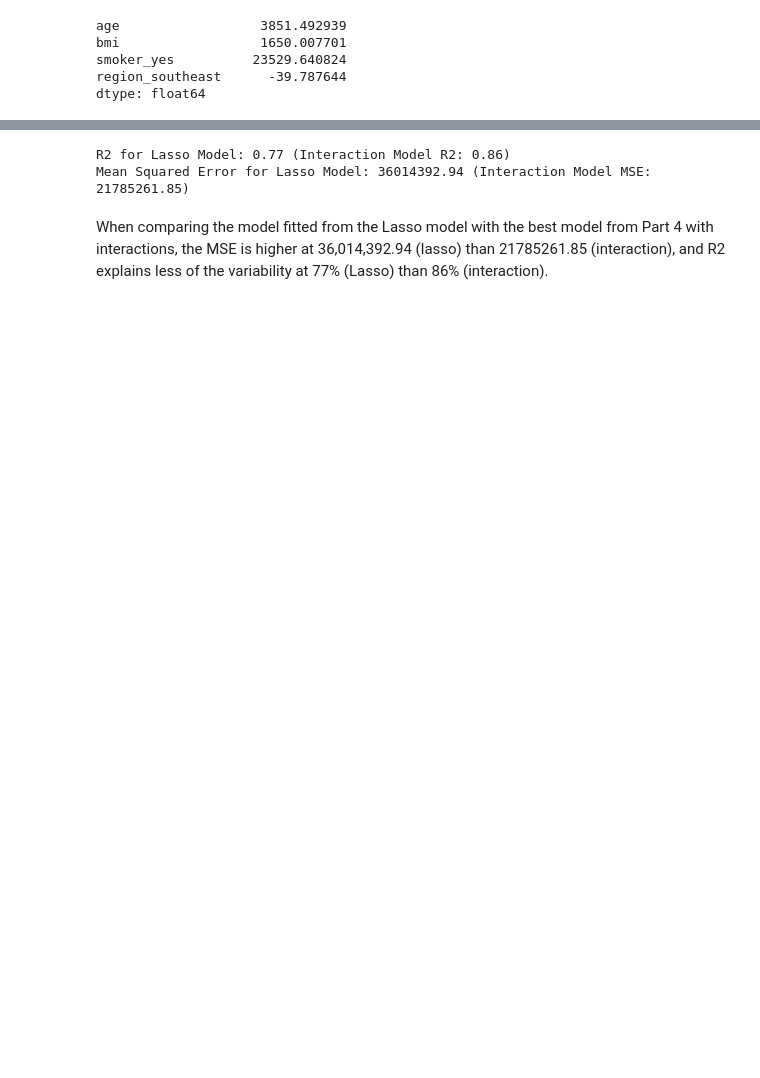
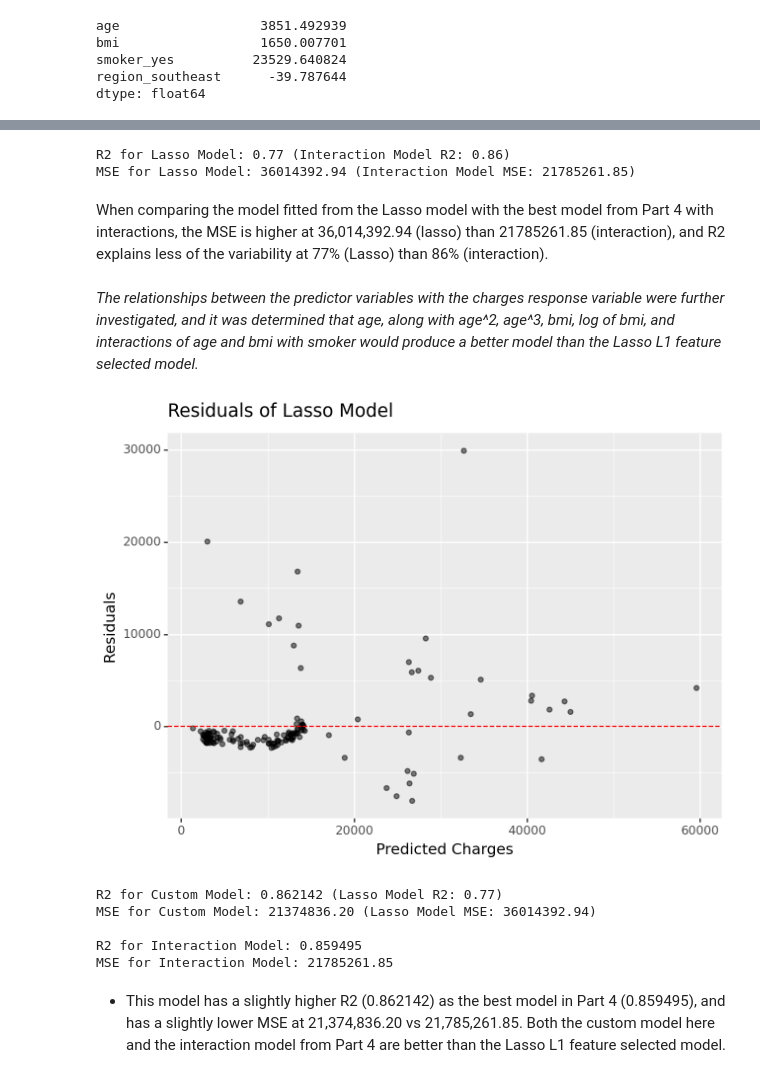
Before and after one commit to jlee932cp/GSB544_JosephLee_Labs, a Jupyter notebook: Lab5_JosephLee.ipynb, the cells around one changed output, grey strips where cells are left out. Drawn from its saved outputs; the diff is of its cells as text; code cells hidden in the pictures; blank space fills up the shorter version.

```diff
--- a/Lab5_JosephLee.ipynb
+++ b/Lab5_JosephLee.ipynb
@@ -735,10 +732,13 @@ R2 on new data: 0.77
 # %%
+# Displaying the results of the comparison between the Lasso and Interaction models
 r2_interact = r2_score(y_new, predictions_interact)
 
-print(f"R2 for Lasso Model: {r2_new_data:.2f} (Interaction Model R2: {r2_interact:.2f})")
-print(f"Mean Squared Error for Lasso Model: {mse_new_data:.2f} (Interaction Model MSE: {mse_interact:.2f})")
+print(f"R2 for Lasso Model: {r2_lasso_data:.2f} (Interaction Model R2: {r2_interact:.2f})")
+print(f"MSE for Lasso Model: {mse_lasso_data:.2f} (Interaction Model MSE: {mse_interact:.2f})")
 # %% [output]
 R2 for Lasso Model: 0.77 (Interaction Model R2: 0.86)
-Mean Squared Error for Lasso Model: 36014392.94 (Interaction Model MSE: 21785261.85)
+MSE for Lasso Model: 36014392.94 (Interaction Model MSE: 21785261.85)
 # %% [markdown]
 When comparing the model fitted from the Lasso model with the best model from Part 4 with interactions, the MSE is higher at 36,014,392.94 (lasso) than 21785261.85 (interaction), and R2 explains less of the variability at 77% (Lasso) than 86% (interaction).
+# %% [markdown]
+*The relationships between the predictor variables with the charges response variable were further investigated, and it was determined that age, along with age^2, age^3, bmi, log of bmi, and interactions of age and bmi with smoker would produce a better model than the Lasso L1 feature selected model.*
@@ -744,0 +796,34 @@ When comparing the model fitted from the Lasso model with the best model from Pa
+# %%
+from plotnine import ggplot, aes, geom_point, geom_hline, labs
+
+# Calculating the residuals on the new data
+residuals_p5_custom = y_new - y_custom_pred
+
+# Plotting the residuals
+residuals_plot_p5_custom = (
+    ggplot(pd.DataFrame({'Residuals': residuals_p5_custom, 'Predicted': y_custom_pred}), aes(x='Predicted', y='Residuals'))
+    + geom_point(alpha=0.5)
+    + geom_hline(yintercept=0, color='red', linetype='dashed')
+    + labs(title='Residuals of Lasso Model', x='Predicted Charges', y='Residuals')
+)
+
+print(residuals_plot_p5_custom)
+# %% [output]
+[figure, added]
+# %%
+# Displaying the results of the comparison between the Custom and the Lasso Model, along with the Interaction Model
+r2_lasso = r2_score(y_new, y_lasso_pred)
+
+print(f"R2 for Custom Model: {r2_custom_data:f} (Lasso Model R2: {r2_lasso_data:.2f})")
+print(f"MSE for Custom Model: {mse_custom_data:.2f} (Lasso Model MSE: {mse_lasso_data:.2f})")
+print()
+print(f"R2 for Interaction Model: {r2_interact:f}")
+print(f"MSE for Interaction Model: {mse_interact:.2f}")
+# %% [output]
+R2 for Custom Model: 0.862142 (Lasso Model R2: 0.77)
+MSE for Custom Model: 21374836.20 (Lasso Model MSE: 36014392.94)
+
+R2 for Interaction Model: 0.859495
+MSE for Interaction Model: 21785261.85
+# %% [markdown]
+*    This model has a slightly higher R2 (0.862142) as the best model in Part 4 (0.859495), and has a slightly lower MSE at 21,374,836.20 vs 21,785,261.85. Both the custom model here and the interaction model from Part 4 are better than the Lasso L1 feature selected model.
```
Also changed, not shown: parts of 13 cells of this notebook, 1 other file.
